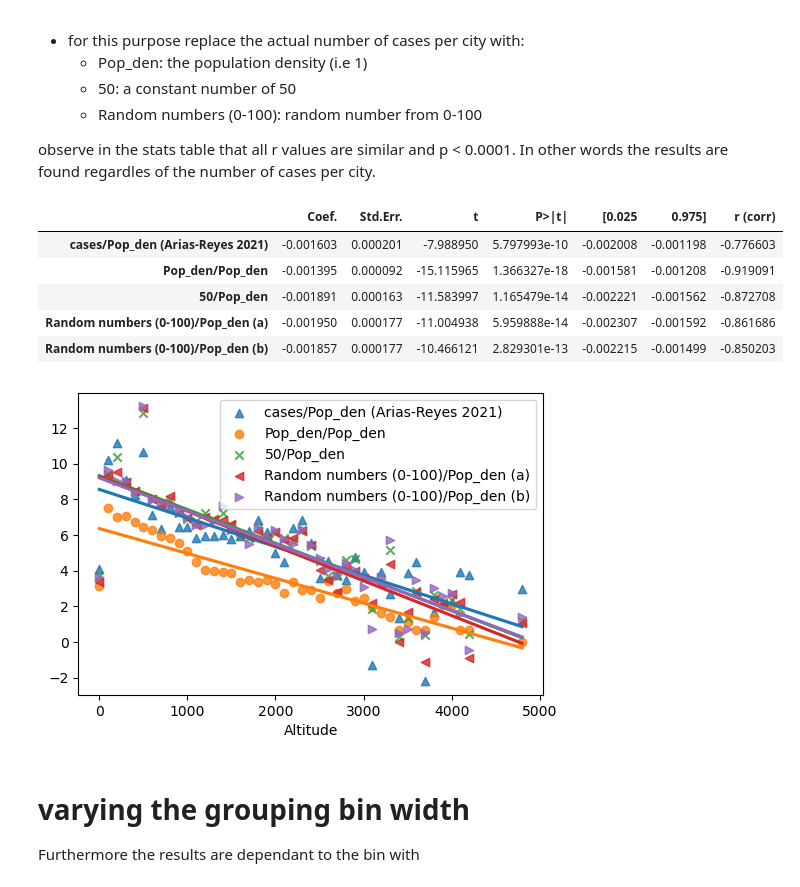
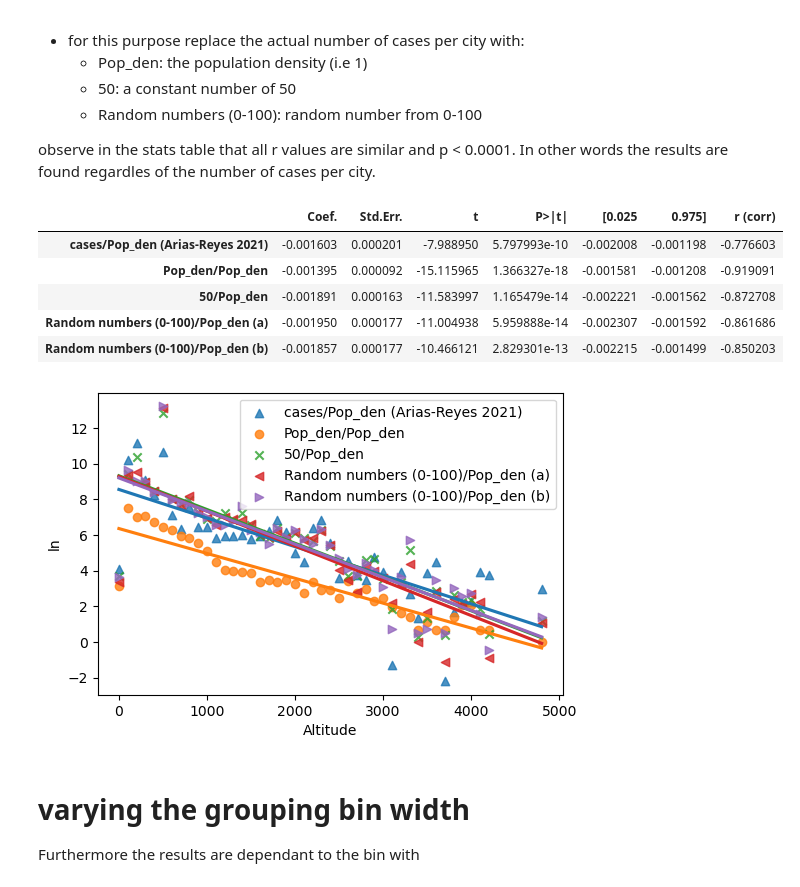
Before and after one commit to daliagachc/cov-alt, a Jupyter notebook: soliz_2021.ipynb, the cells around one changed output. Cells and saved outputs as stored; diff of their text form; code cells hidden in the pictures.

```diff
--- a/soliz_2021.ipynb
+++ b/soliz_2021.ipynb
@@ -120,35 +124,35 @@ observe in the stats table that all r values are similar and p < 0.0001. In othe
 c  = 100
 g = df1.groupby(np.round((df1['Altitude'])/c + .4999)*c)
 
 cols = [s2021,pp,one,mock_a,mock_b]
 h = np.log(g[cols].sum())
 
 
 # include constant in ols models, which is not done by default
 st = pd.DataFrame()
 
 for o in cols:
     st[o] = get_stats(h,o)
 
 f,ax = plt.subplots(dpi=100)
 
 for a,m in zip(cols,['^','o','x','<','>']):
 #     ax.scatter(x=h.index,y=h[a],label=a,facecolor='none')
     sns.regplot(x=h.index,y=h[a], ax =ax,label=a,marker=m,ci=None)
 
-ax.set_ylabel('')
+ax.set_ylabel('ln')
 ax.legend()
 
 f.savefig('soliz2021.png')
 st.T
 # %% [output]
 |  | Coef. | Std.Err. | t | P>|t| | [0.025 | 0.975] | r (corr) |
 | cases/Pop_den (Arias-Reyes 2021) | -0.001603 | 0.000201 | -7.988950 | 5.797993e-10 | -0.002008 | -0.001198 | -0.776603 |
 | Pop_den/Pop_den | -0.001395 | 0.000092 | -15.115965 | 1.366327e-18 | -0.001581 | -0.001208 | -0.919091 |
 | 50/Pop_den | -0.001891 | 0.000163 | -11.583997 | 1.165479e-14 | -0.002221 | -0.001562 | -0.872708 |
 | Random numbers (0-100)/Pop_den (a) | -0.001950 | 0.000177 | -11.004938 | 5.959888e-14 | -0.002307 | -0.001592 | -0.861686 |
 | Random numbers (0-100)/Pop_den (b) | -0.001857 | 0.000177 | -10.466121 | 2.829301e-13 | -0.002215 | -0.001499 | -0.850203 |
-[figure, old version]
+[figure, new version]
 # %% [markdown]
 # varying the grouping bin width
 
```
Also changed, not shown: parts of 2 cells of this notebook, 19 other files.
